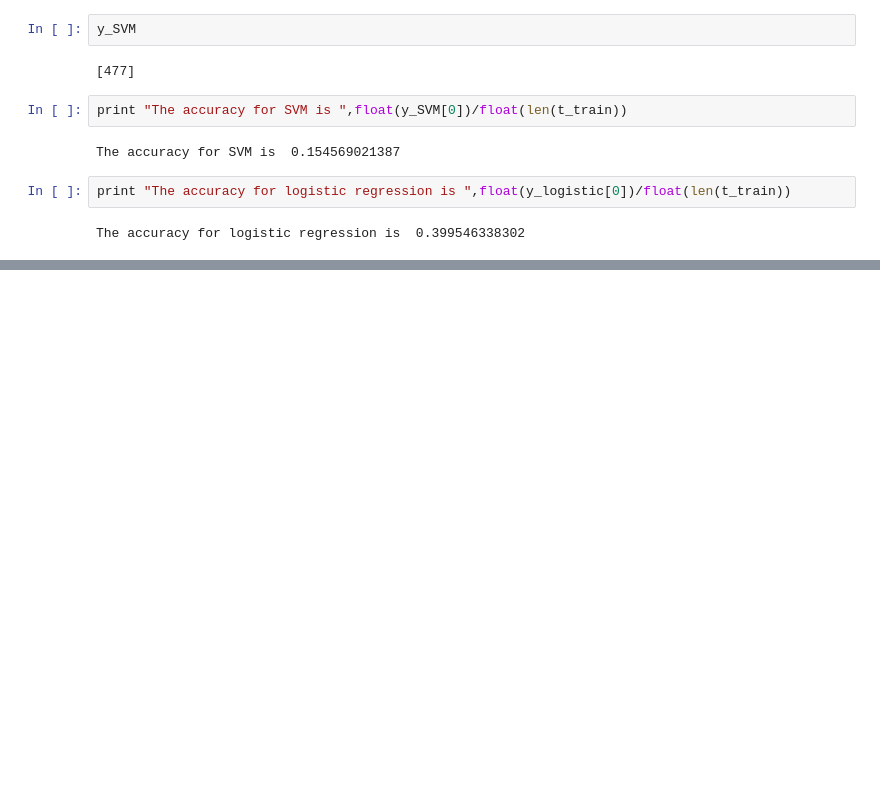
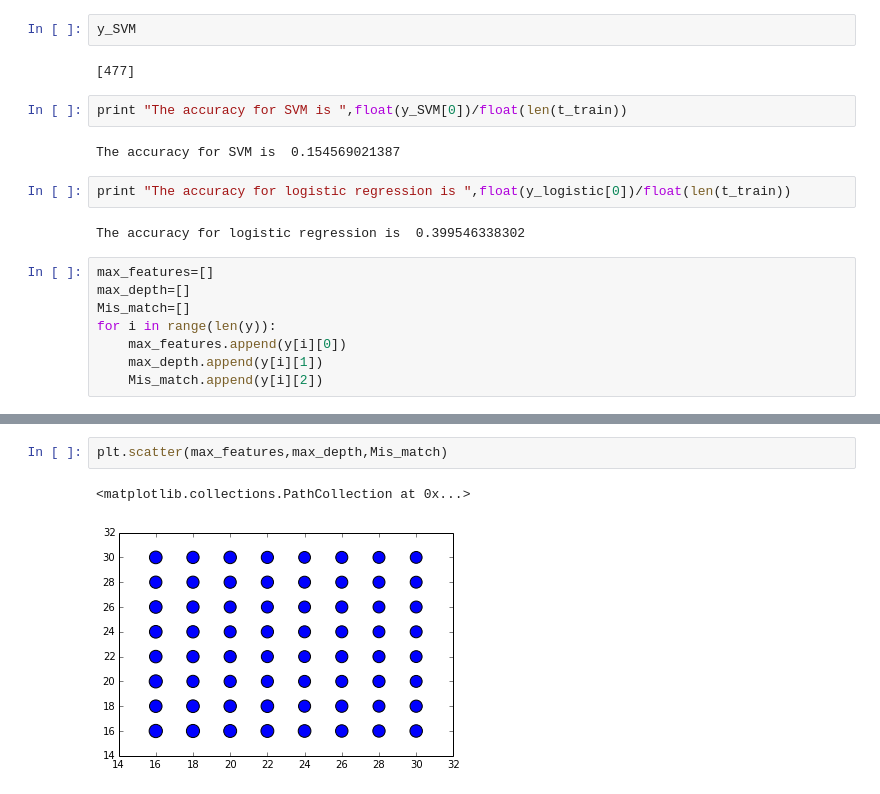
Before and after one commit to jereliu/Malicious-Software-Classification, a Jupyter notebook: Script/WenwanYang/Sample Code/Untitled2.ipynb, the cells around one changed output, grey strips where cells are left out. Cells and saved outputs as stored; diff of their text form; blank space fills up the shorter version.

Commit message:
3D scatter plot

```diff
--- a/Script/WenwanYang/Sample Code/Untitled2.ipynb
+++ b/Script/WenwanYang/Sample Code/Untitled2.ipynb
@@ -318,3 +324,11 @@ The accuracy for SVM is  0.154569021387
 print "The accuracy for logistic regression is ",float(y_logistic[0])/float(len(t_train))
 # %% [output]
 The accuracy for logistic regression is  0.399546338302
+# %%
+max_features=[]
+max_depth=[]
+Mis_match=[]
+for i in range(len(y)):
+    max_features.append(y[i][0])
+    max_depth.append(y[i][1])
+    Mis_match.append(y[i][2])
@@ -320,0 +343,5 @@ The accuracy for logistic regression is  0.399546338302
+# %%
+plt.scatter(max_features,max_depth,Mis_match)
+# %% [output]
+<matplotlib.collections.PathCollection at 0x...>
+[figure, added]
```
Also changed, not shown: parts of 5 cells of this notebook, 1 other file.
